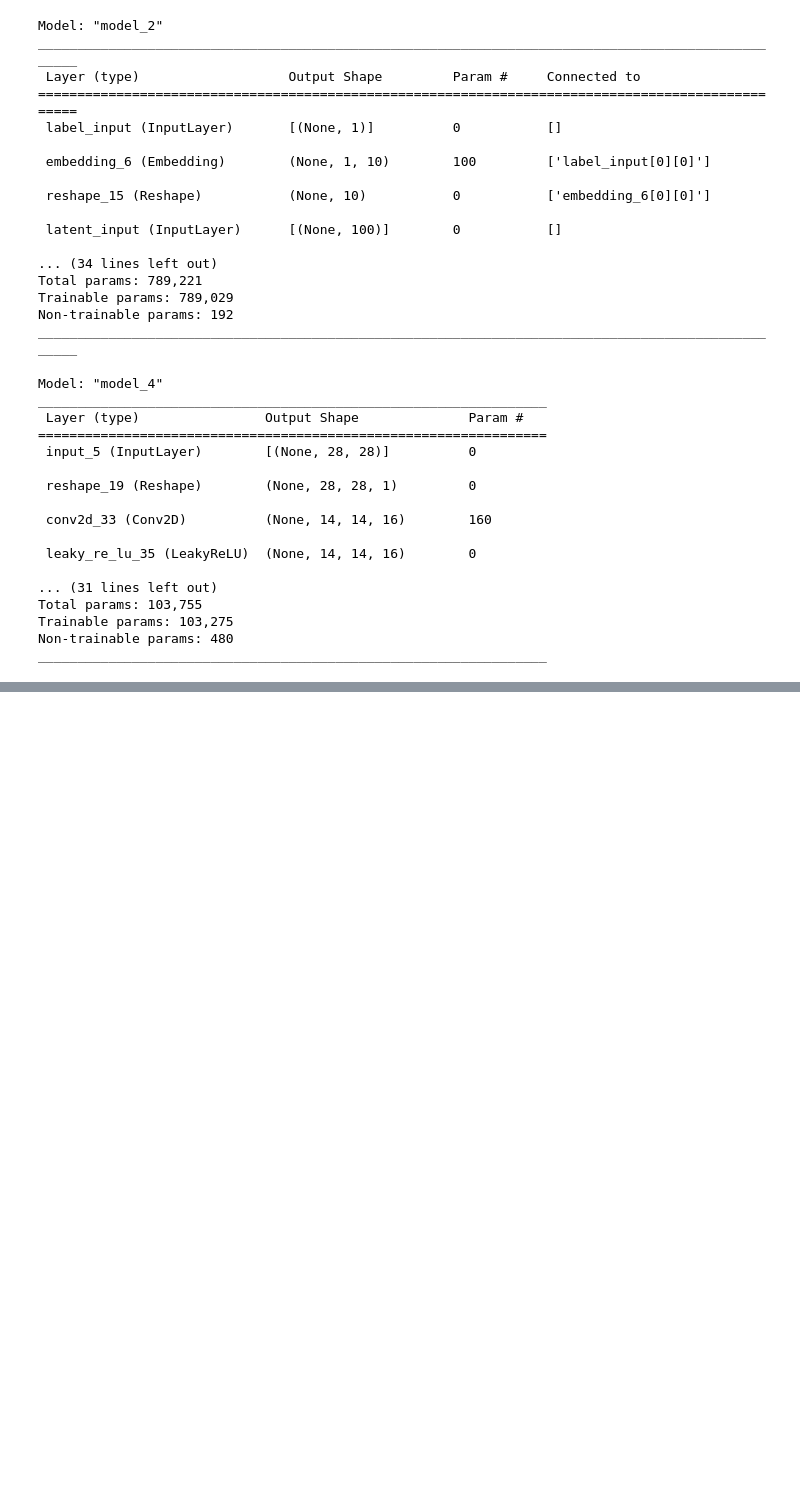
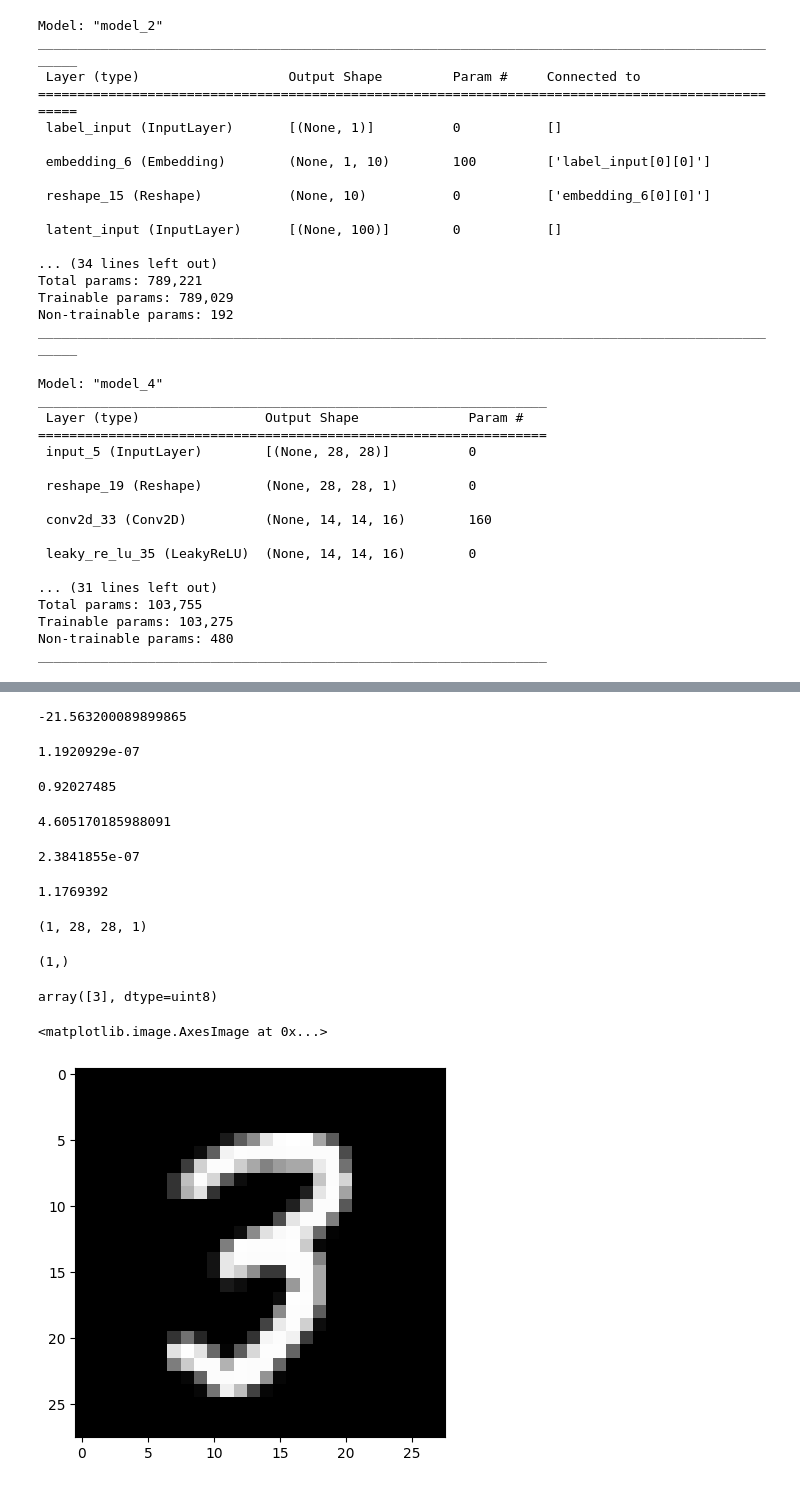
Before and after one commit to leandroohf/machine_learning_algorithms, a Jupyter notebook: dev/2023-02-10-lhof-study_GANS.ipynb, the cells around one changed output, grey strips where cells are left out. Saved outputs shown, nothing was run; the diff lists cells and outputs as text; code cells hidden in the pictures; blank space fills up the shorter version.

Commit message:
nb: fininsh training GANS with selcting digit in the input

```diff
--- a/dev/2023-02-10-lhof-study_GANS.ipynb
+++ b/dev/2023-02-10-lhof-study_GANS.ipynb
@@ -567,0 +656,73 @@ _________________________________________________________________
+# %%
+# NOTE: sparse_categorical_crossentropy
+
+
+# TODO: Understand the cross entropy loss function
+L = -np.sum(y_true * np.log(y_pred))
+
+L
+# %% [output]
+-21.563200089899865
+# %%
+# NOTE: categorical cross entropy
+cce = tf.keras.losses.CategoricalCrossentropy()
+
+y_true = [[0, 1, 0], [0, 0, 1]]
+y_pred = [[0.00, 1.0, 0], [0.0, 0.0, 1.]]
+cce(y_true, y_pred).numpy() # Expected zero
+
+
+y_true = [[0, 1, 0], [0, 0, 1]]
+y_pred = [[0.01, .1, 0.1], [0.1, 0.1, 0.1]]
+cce(y_true, y_pred).numpy()
+
+-np.sum(np.array(y_true)* np.log(y_pred))
+# %% [output]
+1.1920929e-07
+0.92027485
+4.605170185988091
+# %%
+# Using 'auto'/'sum_over_batch_size' reduction type.
+scce = tf.keras.losses.SparseCategoricalCrossentropy()
+
+y_true = [1, 2]
+y_pred = [[0.0, 1.0, 0], [0., 0.0, 1.0]]
+scce(y_true, y_pred).numpy() # expected zero
+
+y_true = [1, 2]
+y_pred = [[0.05, 0.95, 0], [0.1, 0.8, 0.1]]
+scce(y_true, y_pred).numpy() # expected > 0
+
+#-np.sum(np.array(y_true)* np.log(y_pred))
+# %% [output]
+2.3841855e-07
+1.1769392
+# %%
+def random_mnist_set(X, y, size=10):
+
+    length = len(X)
+    indices = np.random.choice(length, size)
+
+    return X[indices], y[indices]
+
+def random_generated_set(generator, size=10):
+
+    # z
+    latents = np.random.normal(0, 1, (size, latent_dim))
+
+    return generator.predict_on_batch({'latent_input':latents,
+                      'label_input':np.random.randint(10, size=size)})
+# %%
+X_i, y_i = random_mnist_set(X, y, 1)
+
+X_i.shape
+y_i.shape
+
+y_i
+plt.imshow(X_i[0,:,:,0], cmap='gray')
+# %% [output]
+(1, 28, 28, 1)
+(1,)
+array([3], dtype=uint8)
+<matplotlib.image.AxesImage at 0x...>
+[figure, added]
```
Also changed, not shown: parts of 10 cells of this notebook.
